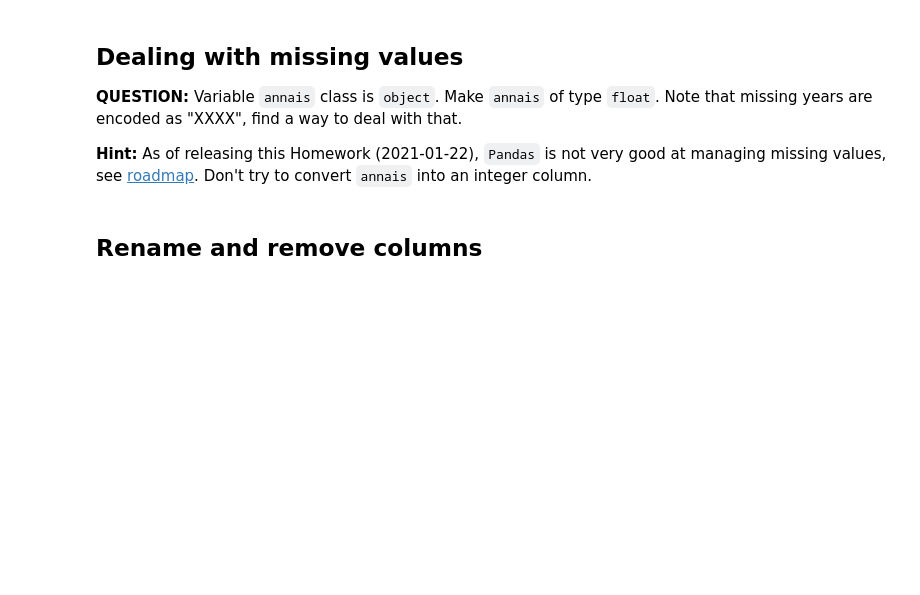
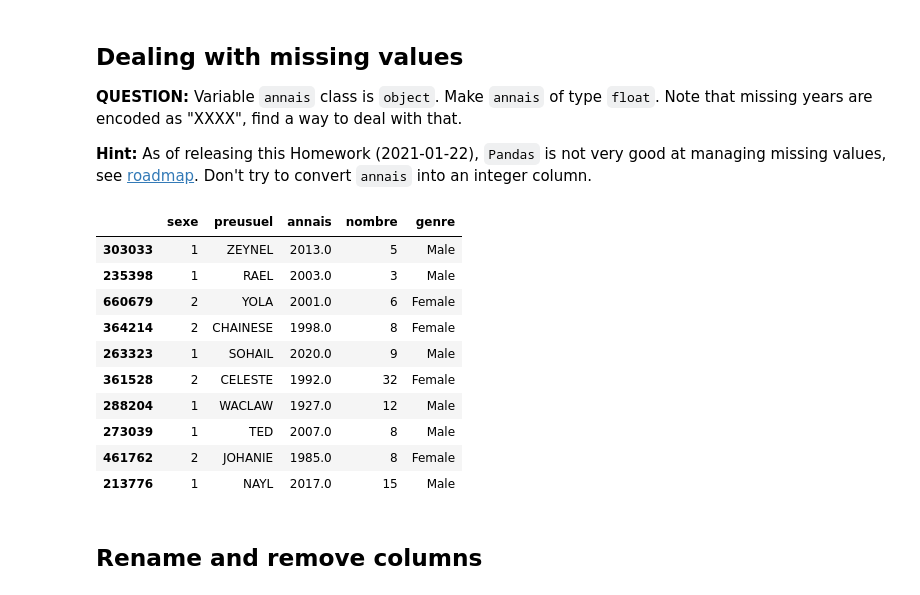
Before and after one commit to PetitPoissonL/Big-Data-Technologies, a Jupyter notebook: homework01.ipynb, the cells around one changed output. Drawn from its saved outputs; the diff is of its cells as text; code cells hidden in the pictures; blank space fills up the shorter version.

```diff
--- a/homework01.ipynb
+++ b/homework01.ipynb
@@ -286,3 +368,21 @@ see [roadmap](https://pandas.pydata.org/docs/development/roadmap.html). Don't tr
+# %%
+# your code here
+data = data.replace({'annais' : 'XXXX'},np.nan)
+data['annais']=data['annais'].astype('float')
+
+data.sample(10)
+# %% [output]
+|  | sexe | preusuel | annais | nombre | genre |
+| 303033 | 1 | ZEYNEL | 2013.0 | 5 | Male |
+| 235398 | 1 | RAEL | 2003.0 | 3 | Male |
+| 660679 | 2 | YOLA | 2001.0 | 6 | Female |
+| 364214 | 2 | CHAINESE | 1998.0 | 8 | Female |
+| 263323 | 1 | SOHAIL | 2020.0 | 9 | Male |
+| 361528 | 2 | CELESTE | 1992.0 | 32 | Female |
+| 288204 | 1 | WACLAW | 1927.0 | 12 | Male |
+| 273039 | 1 | TED | 2007.0 | 8 | Male |
+| 461762 | 2 | JOHANIE | 1985.0 | 8 | Female |
+| 213776 | 1 | NAYL | 2017.0 | 15 | Male |
 # %% [markdown]
 ## Rename and remove columns
 # %% [markdown]
```
Also changed, not shown: parts of 28 cells of this notebook.
